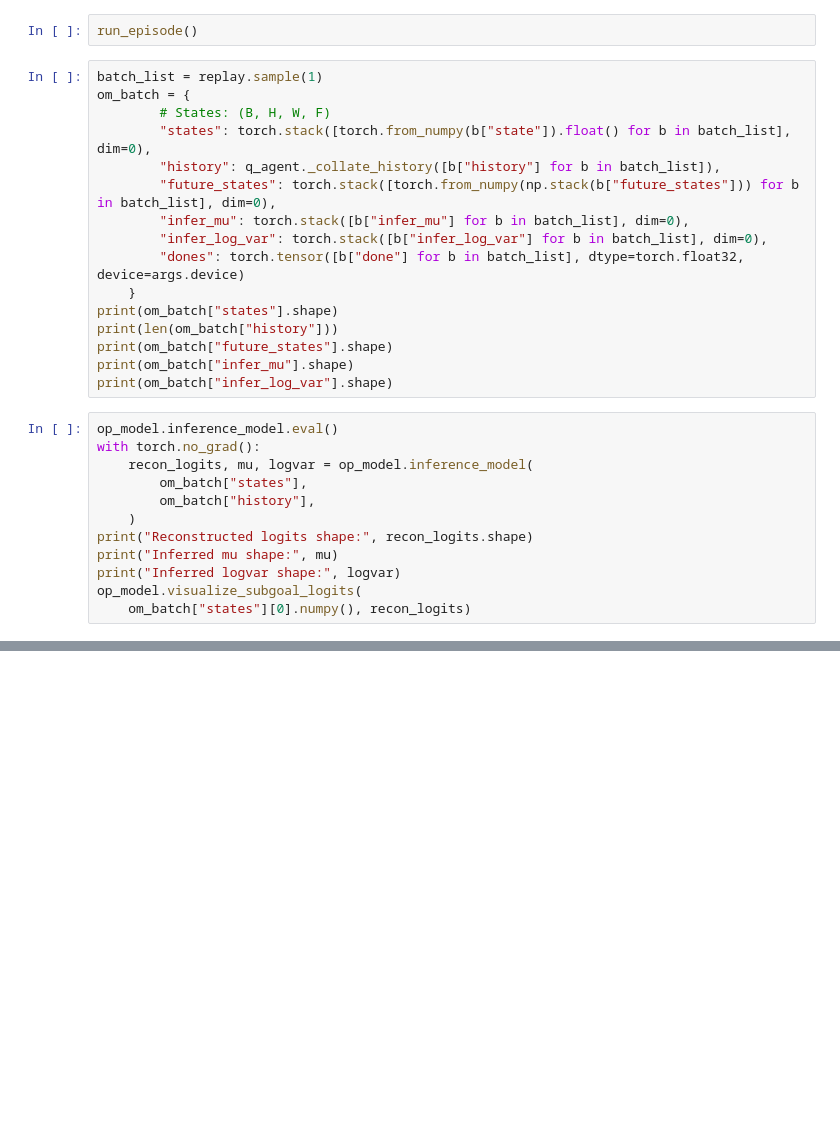
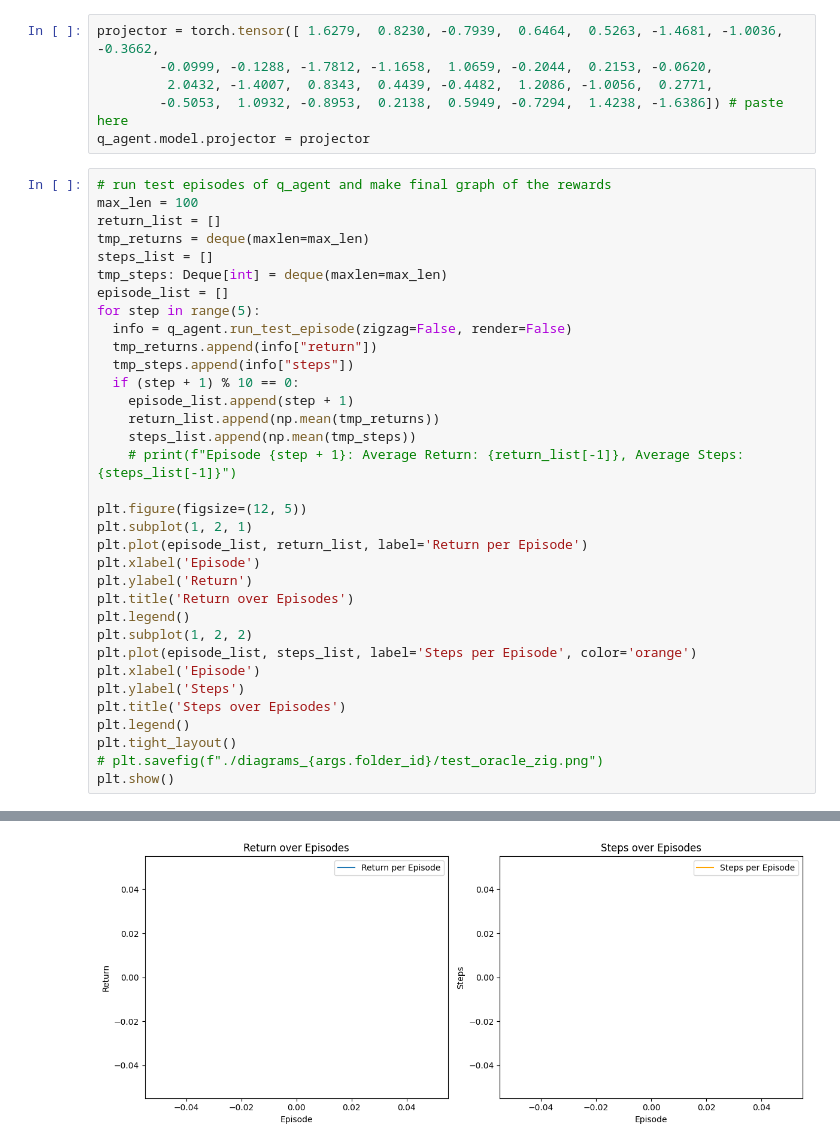
Before and after one commit to marcelpetran/MicroRTS-Py, a Jupyter notebook: experiments/om/model_test.ipynb, the cells around one changed output, grey strips where cells are left out. Cells and saved outputs as stored; diff of their text form; blank space fills up the shorter version.

```diff
--- a/experiments/om/model_test.ipynb
+++ b/experiments/om/model_test.ipynb
@@ -298,30 +76,41 @@ def run_episode():
-# %%
-run_episode()
-# %%
-batch_list = replay.sample(1)
-om_batch = {
-        # States: (B, H, W, F)
-        "states": torch.stack([torch.from_numpy(b["state"]).float() for b in batch_list], dim=0),
-        "history": q_agent._collate_history([b["history"] for b in batch_list]),
-        "future_states": torch.stack([torch.from_numpy(np.stack(b["future_states"])) for b in batch_list], dim=0),
-        "infer_mu": torch.stack([b["infer_mu"] for b in batch_list], dim=0),
-        "infer_log_var": torch.stack([b["infer_log_var"] for b in batch_list], dim=0),
-        "dones": torch.tensor([b["done"] for b in batch_list], dtype=torch.float32, device=args.device)
-    }
-print(om_batch["states"].shape)
-print(len(om_batch["history"]))
-print(om_batch["future_states"].shape)
-print(om_batch["infer_mu"].shape)
-print(om_batch["infer_log_var"].shape)
-# %%
-op_model.inference_model.eval()
-with torch.no_grad():
-    recon_logits, mu, logvar = op_model.inference_model(
-        om_batch["states"],
-        om_batch["history"],
-    )
-print("Reconstructed logits shape:", recon_logits.shape)
-print("Inferred mu shape:", mu)
-print("Inferred logvar shape:", logvar)
-op_model.visualize_subgoal_logits(
-    om_batch["states"][0].numpy(), recon_logits)
+# %%
+projector = torch.tensor([ 1.6279,  0.8230, -0.7939,  0.6464,  0.5263, -1.4681, -1.0036, -0.3662,
+        -0.0999, -0.1288, -1.7812, -1.1658,  1.0659, -0.2044,  0.2153, -0.0620,
+         2.0432, -1.4007,  0.8343,  0.4439, -0.4482,  1.2086, -1.0056,  0.2771,
+        -0.5053,  1.0932, -0.8953,  0.2138,  0.5949, -0.7294,  1.4238, -1.6386]) # paste here
+q_agent.model.projector = projector
+# %%
+# run test episodes of q_agent and make final graph of the rewards
+max_len = 100
+return_list = []
+tmp_returns = deque(maxlen=max_len)
+steps_list = []
+tmp_steps: Deque[int] = deque(maxlen=max_len)
+episode_list = []
+for step in range(5):
+  info = q_agent.run_test_episode(zigzag=False, render=False)
+  tmp_returns.append(info["return"])
+  tmp_steps.append(info["steps"])
+  if (step + 1) % 10 == 0:
+    episode_list.append(step + 1)
+    return_list.append(np.mean(tmp_returns))
+    steps_list.append(np.mean(tmp_steps))
+    # print(f"Episode {step + 1}: Average Return: {return_list[-1]}, Average Steps: {steps_list[-1]}")
+
+plt.figure(figsize=(12, 5))
+plt.subplot(1, 2, 1)
+plt.plot(episode_list, return_list, label='Return per Episode')
+plt.xlabel('Episode')
+plt.ylabel('Return')
+plt.title('Return over Episodes')
+plt.legend()
+plt.subplot(1, 2, 2)
+plt.plot(episode_list, steps_list, label='Steps per Episode', color='orange')
+plt.xlabel('Episode')
+plt.ylabel('Steps')
+plt.title('Steps over Episodes')
+plt.legend()
+plt.tight_layout()
+# plt.savefig(f"./diagrams_{args.folder_id}/test_oracle_zig.png")
+plt.show()
+# %% [output]
@@ -327,0 +134 @@ op_model.visualize_subgoal_logits(
+[figure, added]
```
Also changed, not shown: parts of 14 cells of this notebook.
